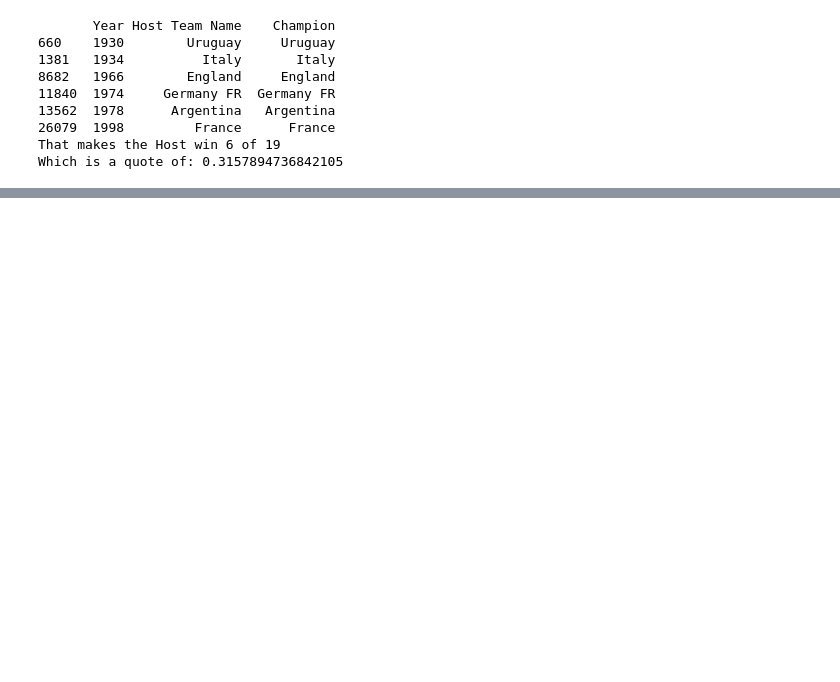
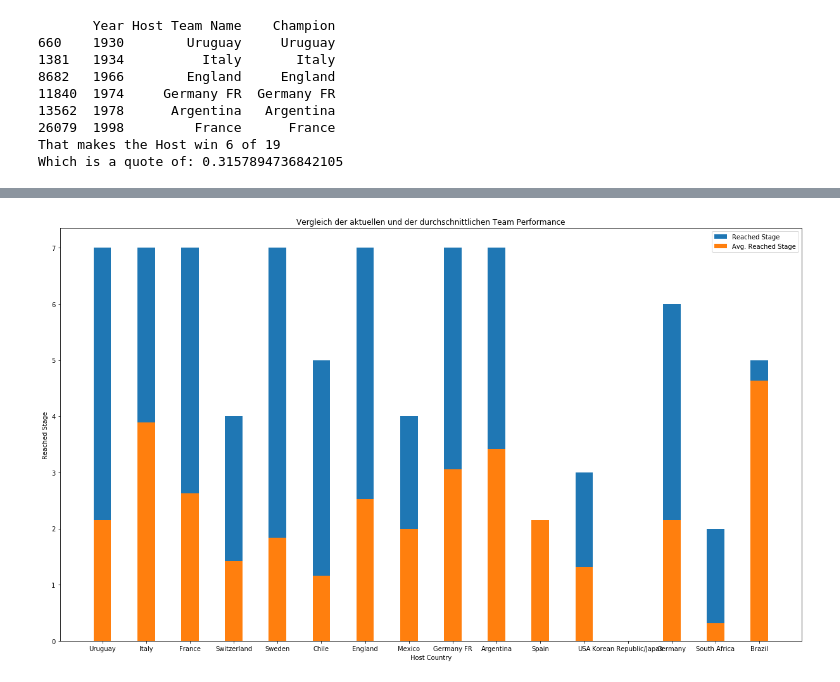
Before and after one commit to bhilprecht/ml-world-championship, a Jupyter notebook: FIFA_WM_Henrik_Leon.ipynb, the cells around one changed output, grey strips where cells are left out. Cells and saved outputs as stored; diff of their text form; code cells hidden in the pictures; blank space fills up the shorter version.

```diff
--- a/FIFA_WM_Henrik_Leon.ipynb
+++ b/FIFA_WM_Henrik_Leon.ipynb
@@ -669,0 +651,5 @@ Which is a quote of: 0.3157894736842105
+# %%
+df_hosts_list = host_and_winner["Host Team Name"]
+df_year_list = host_and_winner["Year"]
+df_year_list = df_year_list.reset_index()["Year"]
+df_year_list
@@ -669,0 +677,3 @@ Which is a quote of: 0.3157894736842105
+# %%
+df_hosts_list = df_hosts_list.reset_index()["Host Team Name"]
+df_hosts_list
@@ -669,0 +780,18 @@ Which is a quote of: 0.3157894736842105
+# %%
+fig, ax = plt.subplots()
+fig.set_size_inches(17,10)
+index = df_avg_host_performance["Host Country"]
+bar_width = 0.4
+
+reached = ax.bar(index, df_avg_host_performance["Reached Stage"], bar_width, label='Reached Stage')
+avg = ax.bar(index, df_avg_host_performance["Avg. Reached Stage"], bar_width, label='Avg. Reached Stage')
+
+ax.set_xlabel('Host Country')
+ax.set_ylabel('Reached Stage')
+ax.set_title('Vergleich der aktuellen und der durchschnittlichen Team Performance')
+ax.legend()
+
+fig.tight_layout()
+plt.show()
+# %% [output]
+[figure, added]
```
Also changed, not shown: parts of 86 cells of this notebook, 1 other file.
